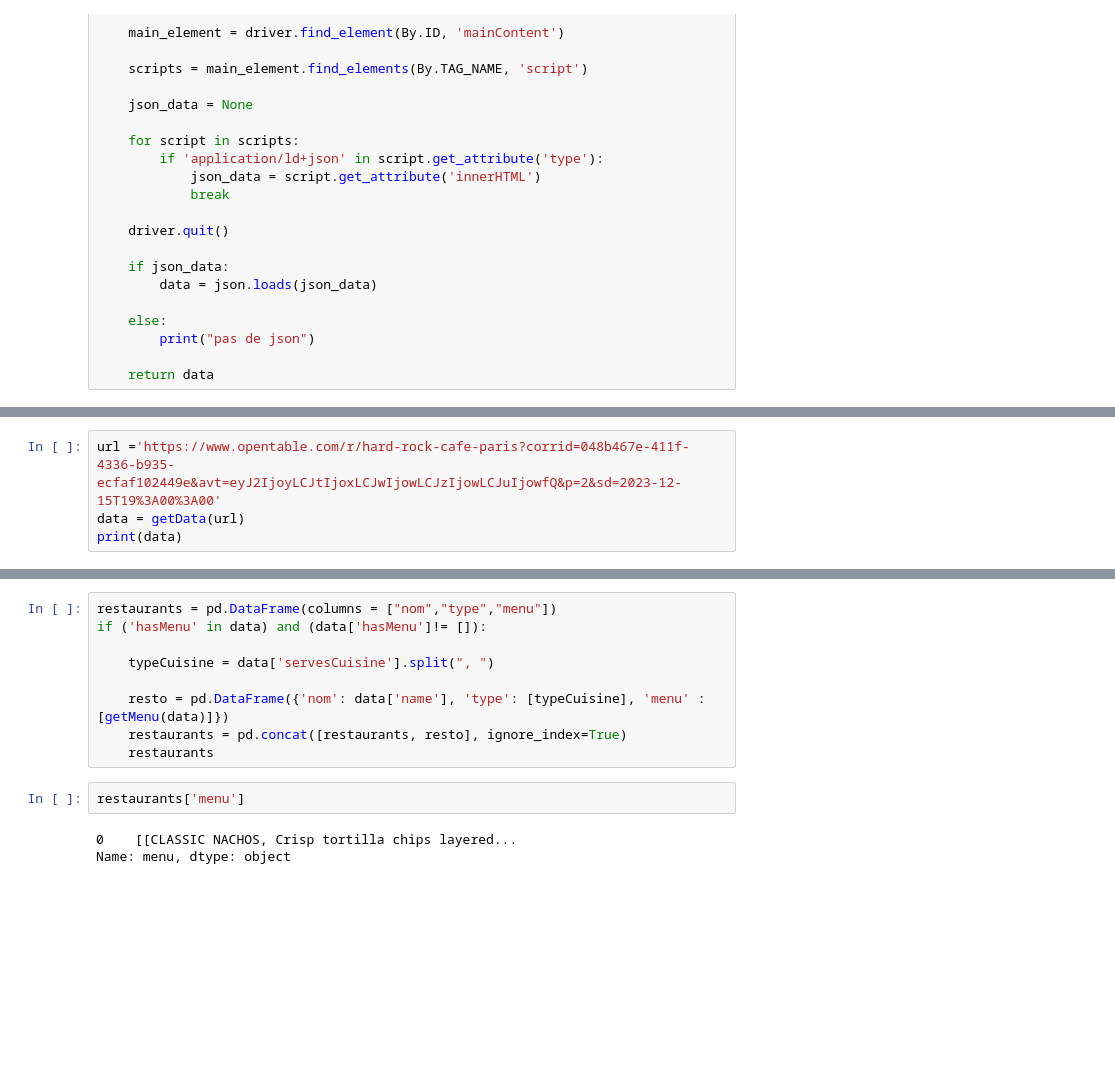
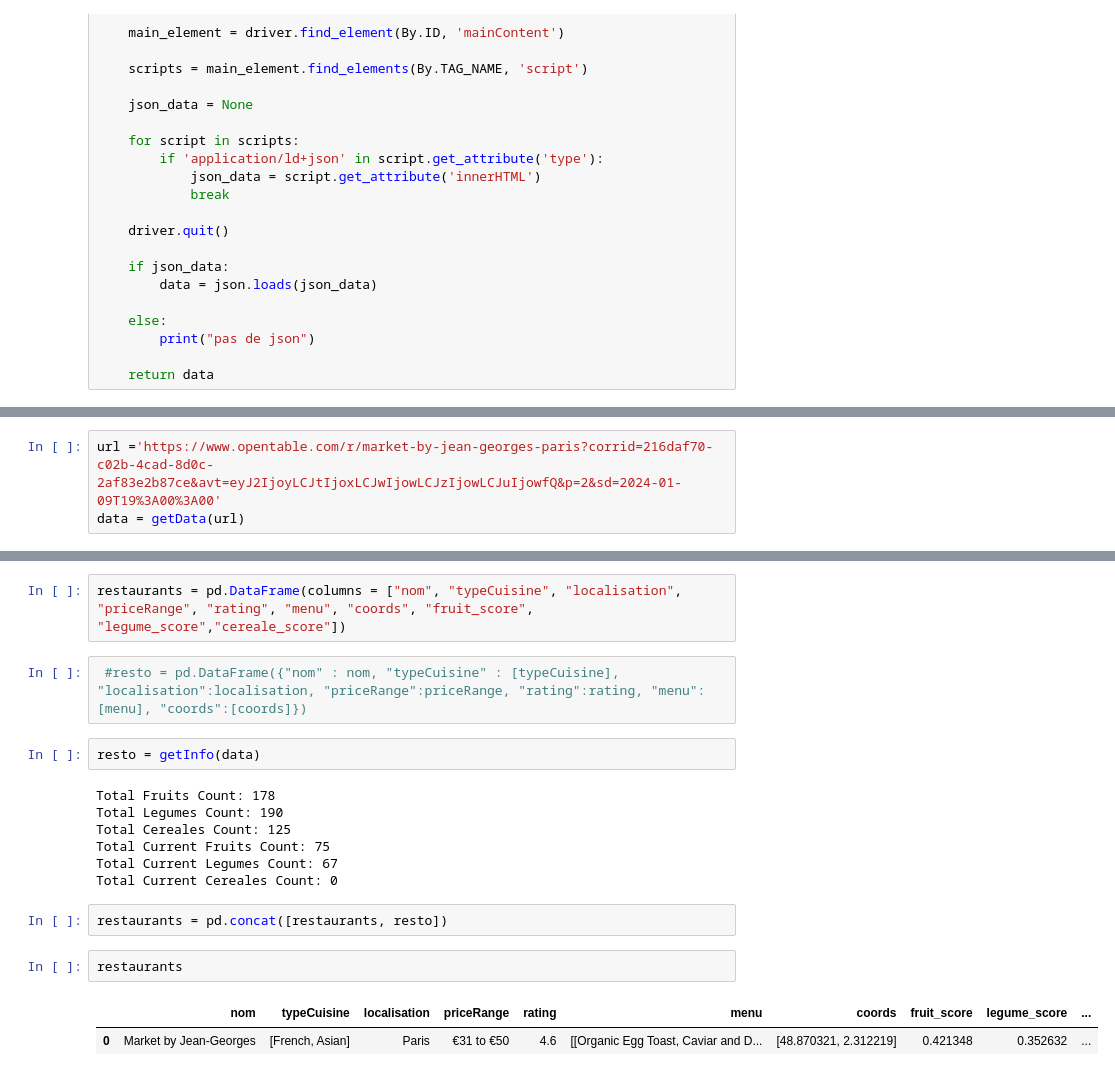
Before and after one commit to AurelieMrtn/WebScraping_Restaurants, a Jupyter notebook: scrap menu.ipynb, the cells around one changed output, grey strips where cells are left out. Drawn from its saved outputs; the diff is of its cells as text; blank space fills up the shorter version.

```diff
--- a/scrap menu.ipynb
+++ b/scrap menu.ipynb
@@ -43,4 +107,3 @@ def getMenu(data):
 # %%
-url ='https://www.opentable.com/r/hard-rock-cafe-paris?corrid=048b467e-411f-4336-b935-ecfaf102449e&avt=eyJ2IjoyLCJtIjoxLCJwIjowLCJzIjowLCJuIjowfQ&p=2&sd=2023-12-15T19%3A00%3A00'
+url ='https://www.opentable.com/r/market-by-jean-georges-paris?corrid=216daf70-c02b-4cad-8d0c-2af83e2b87ce&avt=eyJ2IjoyLCJtIjoxLCJwIjowLCJzIjowLCJuIjowfQ&p=2&sd=2024-01-09T19%3A00%3A00'
 data = getData(url)
-print(data)
@@ -73,14 +110,20 @@ getMenu(data)
-# %%
-restaurants = pd.DataFrame(columns = ["nom","type","menu"])
-if ('hasMenu' in data) and (data['hasMenu']!= []):
-
-    typeCuisine = data['servesCuisine'].split(", ")
-
-    resto = pd.DataFrame({'nom': data['name'], 'type': [typeCuisine], 'menu' : [getMenu(data)]})
-    restaurants = pd.concat([restaurants, resto], ignore_index=True)
-    restaurants
+# %%
+restaurants = pd.DataFrame(columns = ["nom", "typeCuisine", "localisation", "priceRange", "rating", "menu", "coords", "fruit_score", "legume_score","cereale_score"])
+# %%
+ #resto = pd.DataFrame({"nom" : nom, "typeCuisine" : [typeCuisine], "localisation":localisation, "priceRange":priceRange, "rating":rating, "menu":[menu], "coords":[coords]})
+# %%
+resto = getInfo(data)
+# %% [output]
+Total Fruits Count: 178
+Total Legumes Count: 190
+Total Cereales Count: 125
+Total Current Fruits Count: 75
+Total Current Legumes Count: 67
+Total Current Cereales Count: 0
+# %%
+restaurants = pd.concat([restaurants, resto])
 # %%
-restaurants['menu']
+restaurants
 # %% [output]
-0    [[CLASSIC NACHOS, Crisp tortilla chips layered...
-Name: menu, dtype: object
+|  | nom | typeCuisine | localisation | priceRange | rating | menu | coords | fruit_score | legume_score | ... |
+| 0 | Market by Jean-Georges | [French, Asian] | Paris | €31 to €50 | 4.6 | [[Organic Egg Toast, Caviar and D... | [48.870321, 2.312219] | 0.421348 | 0.352632 | ... |
```
Also changed, not shown: parts of 38 cells of this notebook.
